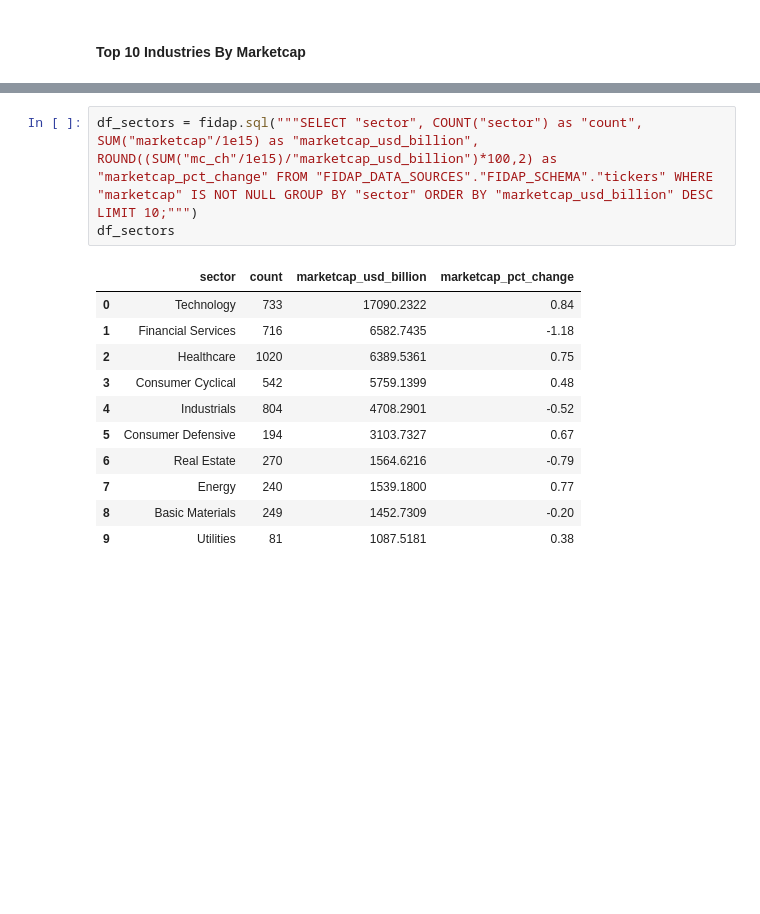
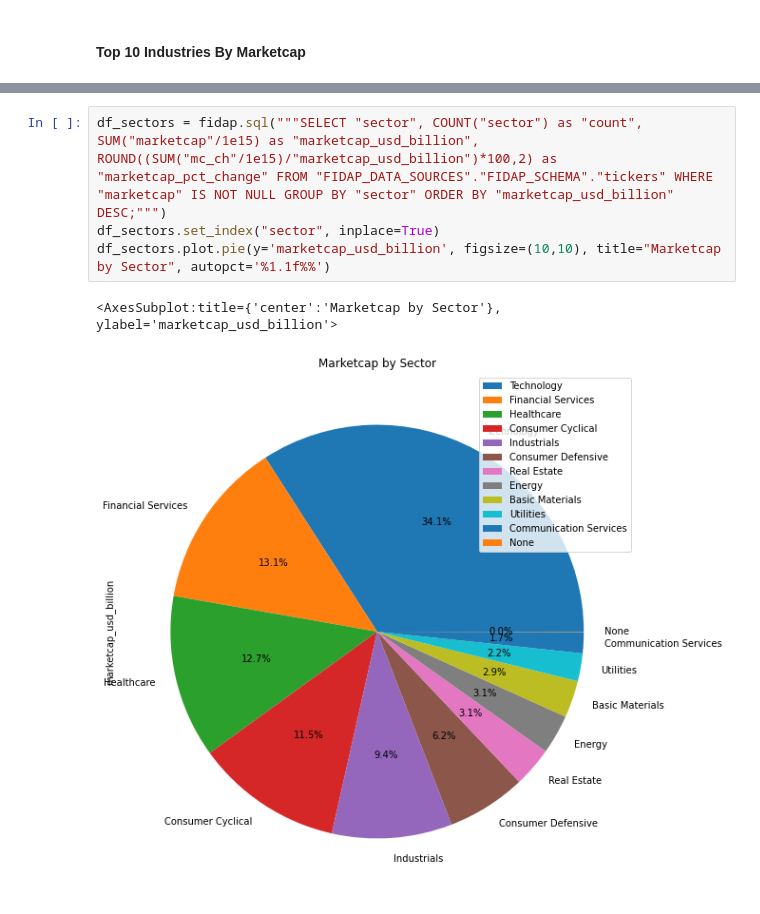
Before and after one commit to fidapco/notebooks, a Jupyter notebook: todays_market.ipynb, the cells around one changed output, grey strips where cells are left out. Saved outputs shown, nothing was run; the diff lists cells and outputs as text; blank space fills up the shorter version.

Commit message:
Experimenting with Pie Charts and Other Charts
Changing Charts and Other charts

```diff
--- a/todays_market.ipynb
+++ b/todays_market.ipynb
@@ -166,15 +168,7 @@ df_industries
 # %%
-df_sectors = fidap.sql("""SELECT "sector", COUNT("sector") as "count", SUM("marketcap"/1e15) as "marketcap_usd_billion", ROUND((SUM("mc_ch"/1e15)/"marketcap_usd_billion")*100,2) as "marketcap_pct_change" FROM "FIDAP_DATA_SOURCES"."FIDAP_SCHEMA"."tickers" WHERE "marketcap" IS NOT NULL GROUP BY "sector" ORDER BY "marketcap_usd_billion" DESC LIMIT 10;""")
-df_sectors
+df_sectors = fidap.sql("""SELECT "sector", COUNT("sector") as "count", SUM("marketcap"/1e15) as "marketcap_usd_billion", ROUND((SUM("mc_ch"/1e15)/"marketcap_usd_billion")*100,2) as "marketcap_pct_change" FROM "FIDAP_DATA_SOURCES"."FIDAP_SCHEMA"."tickers" WHERE "marketcap" IS NOT NULL GROUP BY "sector" ORDER BY "marketcap_usd_billion" DESC;""")
+df_sectors.set_index("sector", inplace=True)
+df_sectors.plot.pie(y='marketcap_usd_billion', figsize=(10,10), title="Marketcap by Sector", autopct='%1.1f%%')
 # %% [output]
-|  | sector | count | marketcap_usd_billion | marketcap_pct_change |
-| 0 | Technology | 733 | 17090.2322 | 0.84 |
-| 1 | Financial Services | 716 | 6582.7435 | -1.18 |
-| 2 | Healthcare | 1020 | 6389.5361 | 0.75 |
-| 3 | Consumer Cyclical | 542 | 5759.1399 | 0.48 |
-| 4 | Industrials | 804 | 4708.2901 | -0.52 |
-| 5 | Consumer Defensive | 194 | 3103.7327 | 0.67 |
-| 6 | Real Estate | 270 | 1564.6216 | -0.79 |
-| 7 | Energy | 240 | 1539.1800 | 0.77 |
-| 8 | Basic Materials | 249 | 1452.7309 | -0.20 |
-| 9 | Utilities | 81 | 1087.5181 | 0.38 |
+<AxesSubplot:title={'center':'Marketcap by Sector'}, ylabel='marketcap_usd_billion'>
+[figure, added]
```
Also changed, not shown: parts of 2 cells of this notebook.
